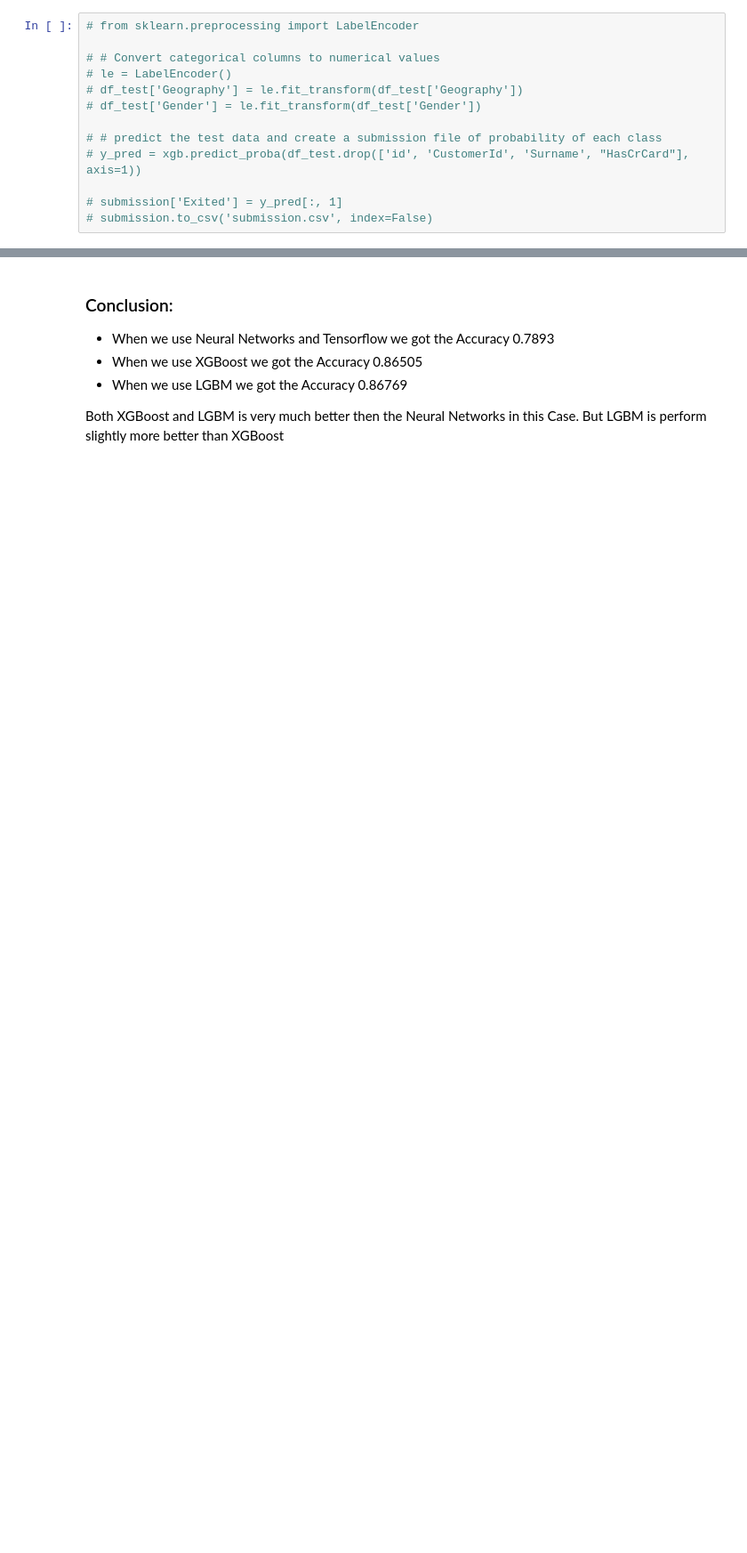
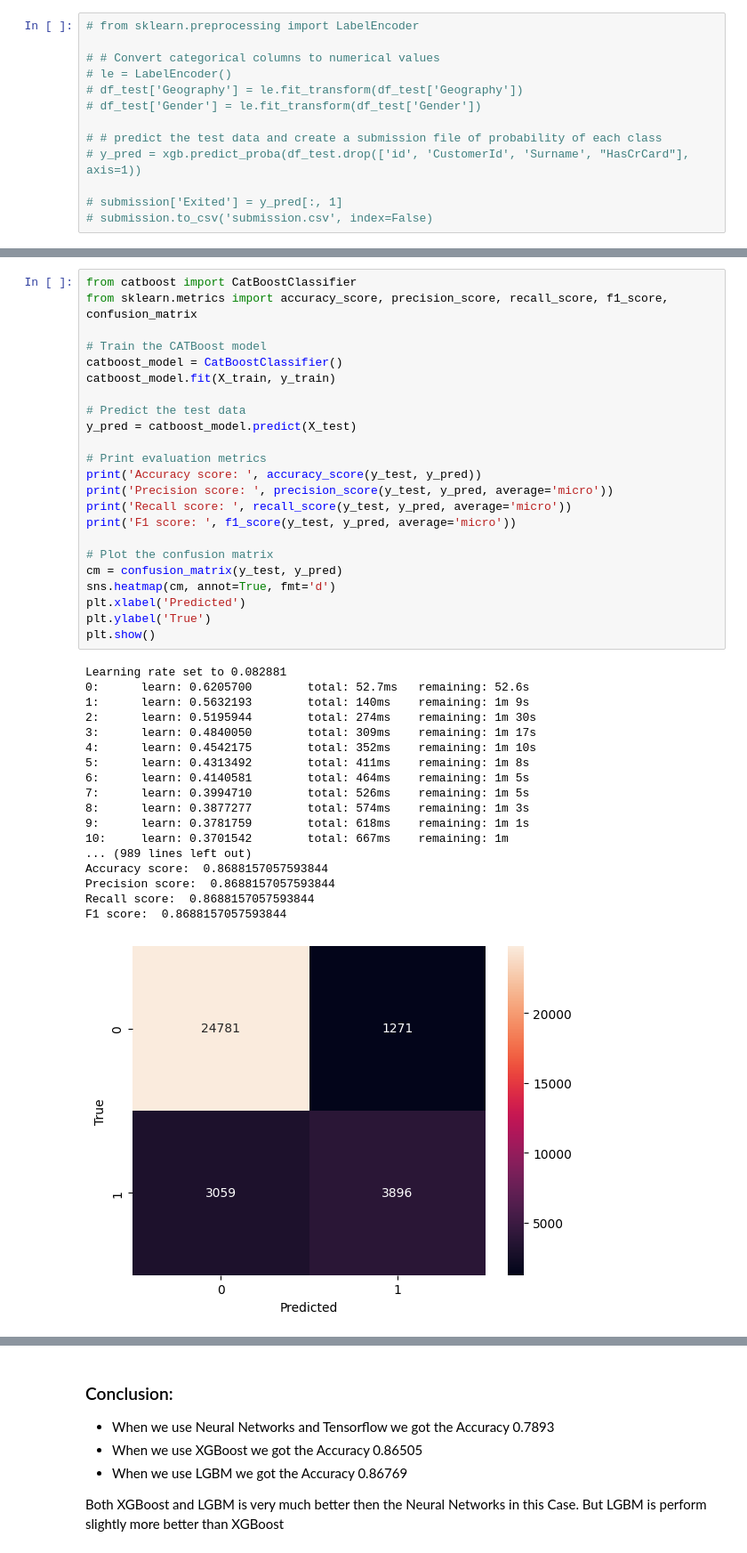
Before and after one commit to iammuhammadfurqan/Bank-Churn-Competition, a Jupyter notebook: bank_churn_prediction.ipynb, the cells around one changed output, grey strips where cells are left out. Shown at 89% size. Saved outputs shown, nothing was run; the diff lists cells and outputs as text; blank space fills up the shorter version.

Commit message:
"Today Train on CatBoost"

```diff
--- a/bank_churn_prediction.ipynb
+++ b/bank_churn_prediction.ipynb
@@ -569,3 +549,45 @@ submission['Exited'] = y_pred_prob[:, 1]
 
 # Save the submission file
 submission.to_csv('submission.csv', index=False)
+# %%
+from catboost import CatBoostClassifier
+from sklearn.metrics import accuracy_score, precision_score, recall_score, f1_score, confusion_matrix
+
+# Train the CATBoost model
+catboost_model = CatBoostClassifier()
+catboost_model.fit(X_train, y_train)
+
+# Predict the test data
+y_pred = catboost_model.predict(X_test)
+
+# Print evaluation metrics
+print('Accuracy score: ', accuracy_score(y_test, y_pred))
+print('Precision score: ', precision_score(y_test, y_pred, average='micro'))
+print('Recall score: ', recall_score(y_test, y_pred, average='micro'))
+print('F1 score: ', f1_score(y_test, y_pred, average='micro'))
+
+# Plot the confusion matrix
+cm = confusion_matrix(y_test, y_pred)
+sns.heatmap(cm, annot=True, fmt='d')
+plt.xlabel('Predicted')
+plt.ylabel('True')
+plt.show()
+# %% [output]
+Learning rate set to 0.082881
+0:      learn: 0.6205700        total: 52.7ms   remaining: 52.6s
+1:      learn: 0.5632193        total: 140ms    remaining: 1m 9s
+2:      learn: 0.5195944        total: 274ms    remaining: 1m 30s
+3:      learn: 0.4840050        total: 309ms    remaining: 1m 17s
+4:      learn: 0.4542175        total: 352ms    remaining: 1m 10s
+5:      learn: 0.4313492        total: 411ms    remaining: 1m 8s
+6:      learn: 0.4140581        total: 464ms    remaining: 1m 5s
+7:      learn: 0.3994710        total: 526ms    remaining: 1m 5s
+8:      learn: 0.3877277        total: 574ms    remaining: 1m 3s
+9:      learn: 0.3781759        total: 618ms    remaining: 1m 1s
+10:     learn: 0.3701542        total: 667ms    remaining: 1m
+... (989 lines left out)
+Accuracy score:  0.8688157057593844
+Precision score:  0.8688157057593844
+Recall score:  0.8688157057593844
+F1 score:  0.8688157057593844
+[figure, added]
```
Also changed, not shown: parts of 9 cells of this notebook, 5 other files.
